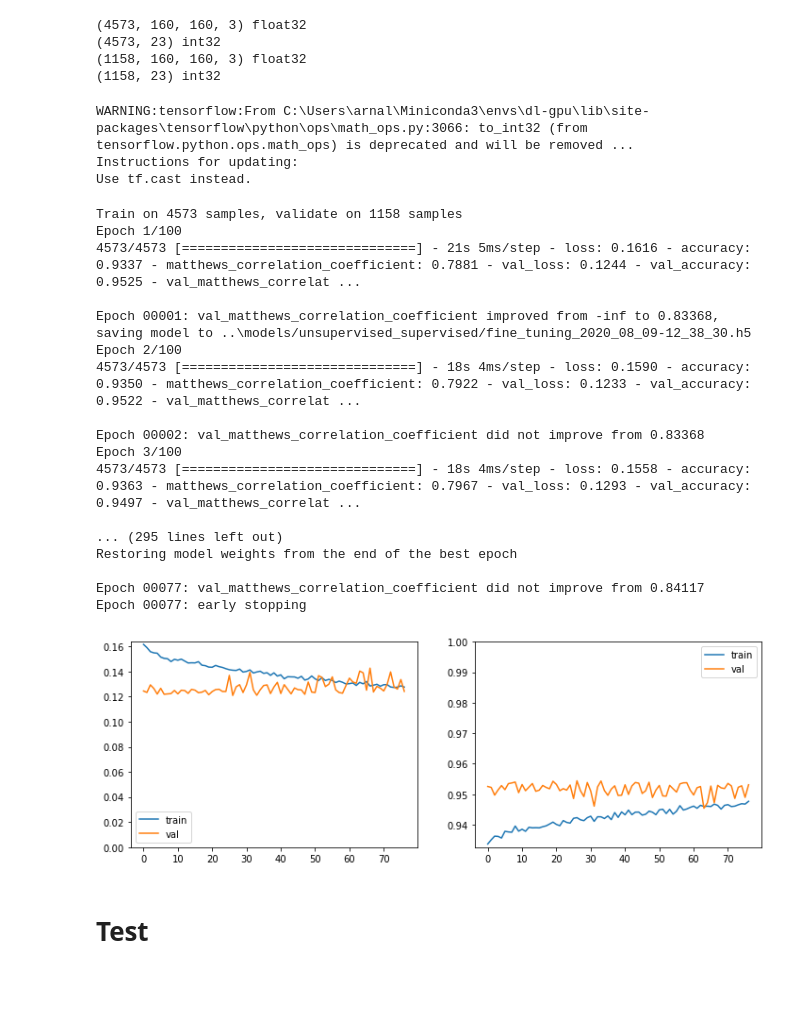
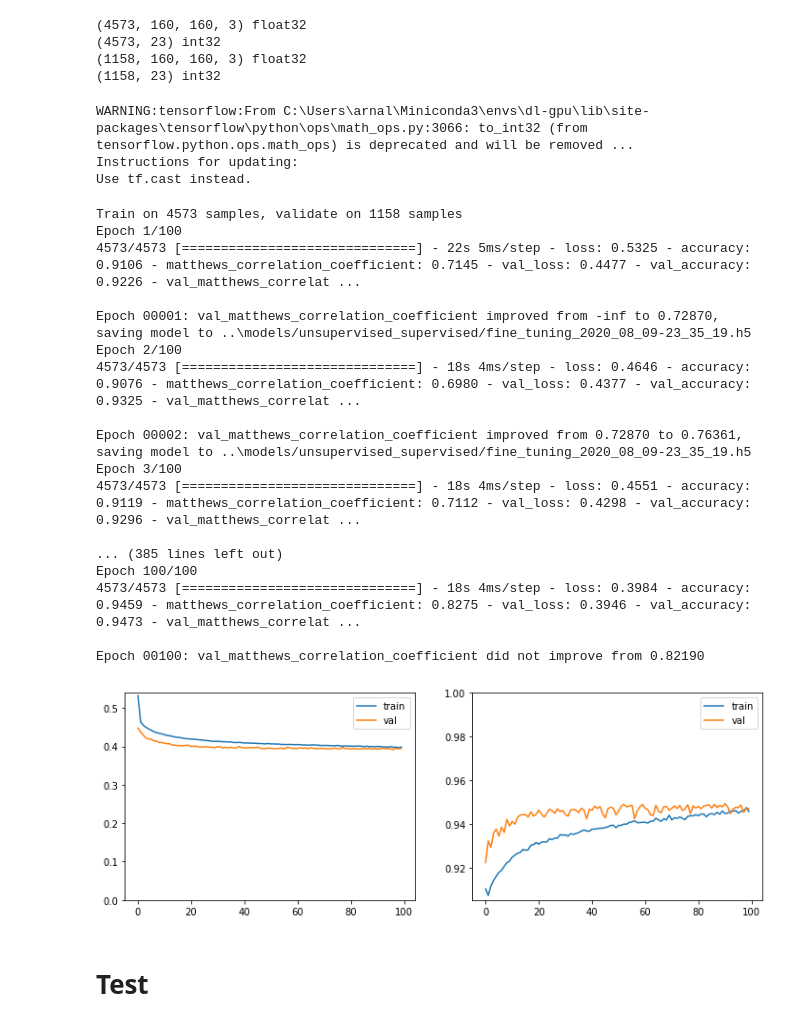
Before and after one commit to arnaldog12/icaonet, a Jupyter notebook: notebooks/Fine-tuning.ipynb, the cells around one changed output. Saved outputs shown, nothing was run; the diff lists cells and outputs as text; code cells hidden in the pictures; blank space fills up the shorter version.

```diff
--- a/notebooks/Fine-tuning.ipynb
+++ b/notebooks/Fine-tuning.ipynb
@@ -136,10 +137,11 @@ print(y_val.shape, y_val.dtype)
 (1158, 23) int32
 # %%
 set_random_seeds()
+LABEL_SMOOTHING = 0.2
 
 model.compile(
     optimizer=Adam(learning_rate=1e-4),
-    loss='binary_crossentropy',
+    loss=BinaryCrossentropy(label_smoothing=LABEL_SMOOTHING),
     metrics=['accuracy', mcc]
 )
 
@@ -155,43 +157,44 @@ class_weights = [compute_class_weights(y_train[:, i]) for i in range(y_train.sha
 
 mlflow.set_experiment(MLFLOW_EXPERIMENT_NAME)
 mlflow.log_param("seed", RANDOM_SEED)
+mlflow.log_param("label_smoothing", LABEL_SMOOTHING)
 mlflow.keras.autolog()
 
 hist = model.fit(
     x=x_train,
     y=y_train,
     batch_size=32,
     epochs=100,
     validation_data=(x_val, y_val),
     callbacks=list_callbacks,
     verbose=1,
     class_weight=class_weights,
 )
 plot.keras_hist(hist.history)
 
 mlflow.end_run()
 # %% [output]
 WARNING:tensorflow:From C:\Users\arnal\Miniconda3\envs\dl-gpu\lib\site-packages\tensorflow\python\ops\math_ops.py:3066: to_int32 (from tensorflow.python.ops.math_ops) is deprecated and will be removed ...
 Instructions for updating:
 Use tf.cast instead.
 Train on 4573 samples, validate on 1158 samples
 Epoch 1/100
-4573/4573 [==============================] - 21s 5ms/step - loss: 0.1616 - accuracy: 0.9337 - matthews_correlation_coefficient: 0.7881 - val_loss: 0.1244 - val_accuracy: 0.9525 - val_matthews_correlat ...
+4573/4573 [==============================] - 22s 5ms/step - loss: 0.5325 - accuracy: 0.9106 - matthews_correlation_coefficient: 0.7145 - val_loss: 0.4477 - val_accuracy: 0.9226 - val_matthews_correlat ...
 
-Epoch 00001: val_matthews_correlation_coefficient improved from -inf to 0.83368, saving model to ..\models/unsupervised_supervised/fine_tuning_2020_08_09-12_38_30.h5
+Epoch 00001: val_matthews_correlation_coefficient improved from -inf to 0.72870, saving model to ..\models/unsupervised_supervised/fine_tuning_2020_08_09-23_35_19.h5
 Epoch 2/100
-4573/4573 [==============================] - 18s 4ms/step - loss: 0.1590 - accuracy: 0.9350 - matthews_correlation_coefficient: 0.7922 - val_loss: 0.1233 - val_accuracy: 0.9522 - val_matthews_correlat ...
+4573/4573 [==============================] - 18s 4ms/step - loss: 0.4646 - accuracy: 0.9076 - matthews_correlation_coefficient: 0.6980 - val_loss: 0.4377 - val_accuracy: 0.9325 - val_matthews_correlat ...
 
-Epoch 00002: val_matthews_correlation_coefficient did not improve from 0.83368
+Epoch 00002: val_matthews_correlation_coefficient improved from 0.72870 to 0.76361, saving model to ..\models/unsupervised_supervised/fine_tuning_2020_08_09-23_35_19.h5
 Epoch 3/100
-4573/4573 [==============================] - 18s 4ms/step - loss: 0.1558 - accuracy: 0.9363 - matthews_correlation_coefficient: 0.7967 - val_loss: 0.1293 - val_accuracy: 0.9497 - val_matthews_correlat ...
+4573/4573 [==============================] - 18s 4ms/step - loss: 0.4551 - accuracy: 0.9119 - matthews_correlation_coefficient: 0.7112 - val_loss: 0.4298 - val_accuracy: 0.9296 - val_matthews_correlat ...
 
-... (295 lines left out)
-Restoring model weights from the end of the best epoch
+... (385 lines left out)
+Epoch 100/100
+4573/4573 [==============================] - 18s 4ms/step - loss: 0.3984 - accuracy: 0.9459 - matthews_correlation_coefficient: 0.8275 - val_loss: 0.3946 - val_accuracy: 0.9473 - val_matthews_correlat ...
 
-Epoch 00077: val_matthews_correlation_coefficient did not improve from 0.84117
-Epoch 00077: early stopping
+Epoch 00100: val_matthews_correlation_coefficient did not improve from 0.82190
-[figure, old version]
+[figure, new version]
 # %% [markdown]
 # Test
 # %%
```
Also changed, not shown: parts of 4 cells of this notebook, 1 other file.
